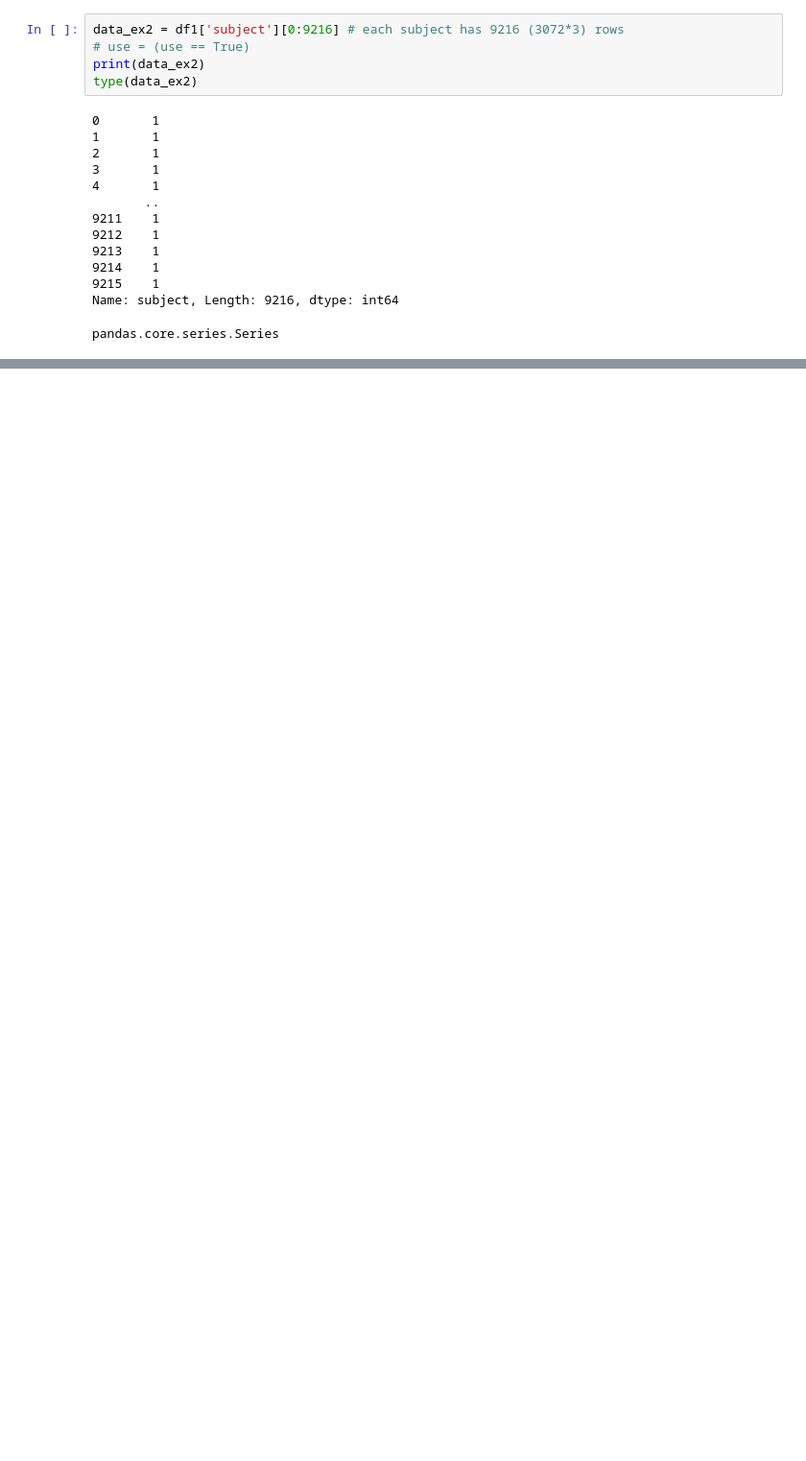
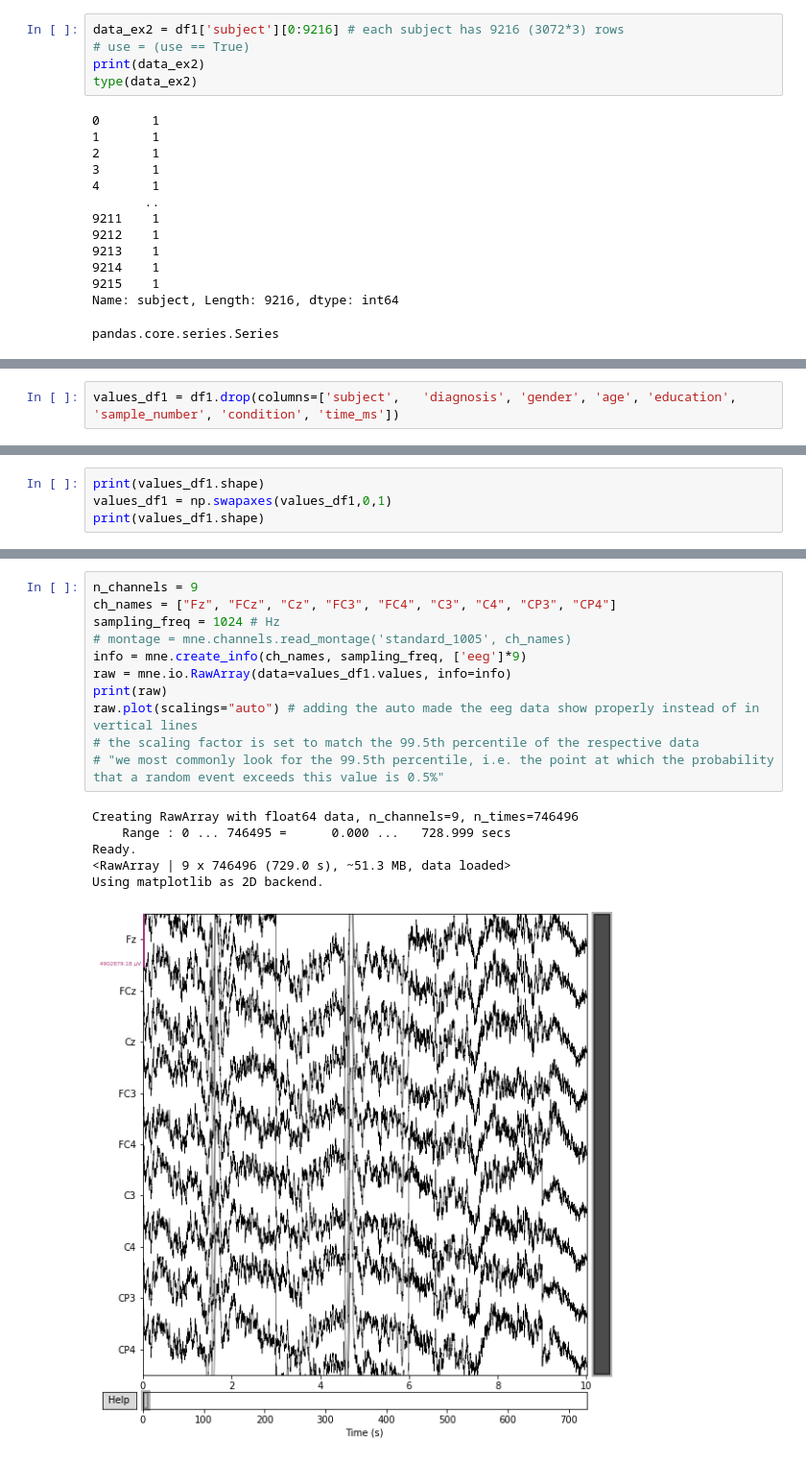
Before and after one commit to shizacharania/schizophrenia-eeg, a Jupyter notebook: schizophrenia_eeg.ipynb, the cells around one changed output, grey strips where cells are left out. Shown at 96% size. Cells and saved outputs as stored; diff of their text form; blank space fills up the shorter version.

```diff
--- a/schizophrenia_eeg.ipynb
+++ b/schizophrenia_eeg.ipynb
@@ -289,0 +405,2 @@ no schizophrenia
+# %%
+values_df1 = df1.drop(columns=['subject',	'diagnosis', 'gender', 'age', 'education', 'sample_number', 'condition', 'time_ms'])
@@ -289,0 +423,4 @@ no schizophrenia
+# %%
+print(values_df1.shape)
+values_df1 = np.swapaxes(values_df1,0,1)
+print(values_df1.shape)
@@ -289,0 +448,18 @@ no schizophrenia
+# %%
+n_channels = 9
+ch_names = ["Fz", "FCz", "Cz", "FC3", "FC4", "C3", "C4", "CP3", "CP4"]
+sampling_freq = 1024 # Hz
+# montage = mne.channels.read_montage('standard_1005', ch_names)
+info = mne.create_info(ch_names, sampling_freq, ['eeg']*9)
+raw = mne.io.RawArray(data=values_df1.values, info=info)
+print(raw)
+raw.plot(scalings="auto") # adding the auto made the eeg data show properly instead of in vertical lines
+# the scaling factor is set to match the 99.5th percentile of the respective data
+# "we most commonly look for the 99.5th percentile, i.e. the point at which the probability that a random event exceeds this value is 0.5%"
+# %% [output]
+Creating RawArray with float64 data, n_channels=9, n_times=746496
+    Range : 0 ... 746495 =      0.000 ...   728.999 secs
+Ready.
+<RawArray | 9 x 746496 (729.0 s), ~51.3 MB, data loaded>
+Using matplotlib as 2D backend.
+[figure, added]
```
Also changed, not shown: parts of 53 cells of this notebook.
